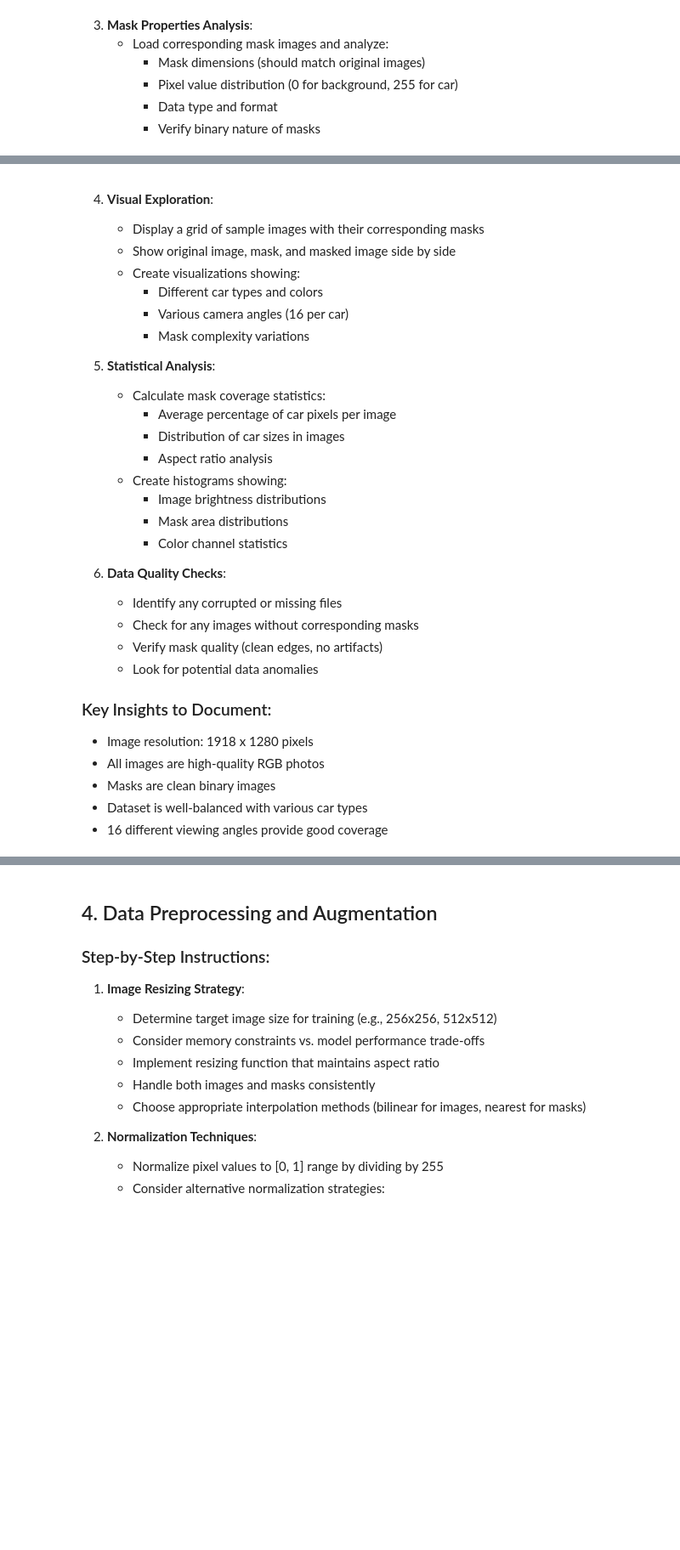
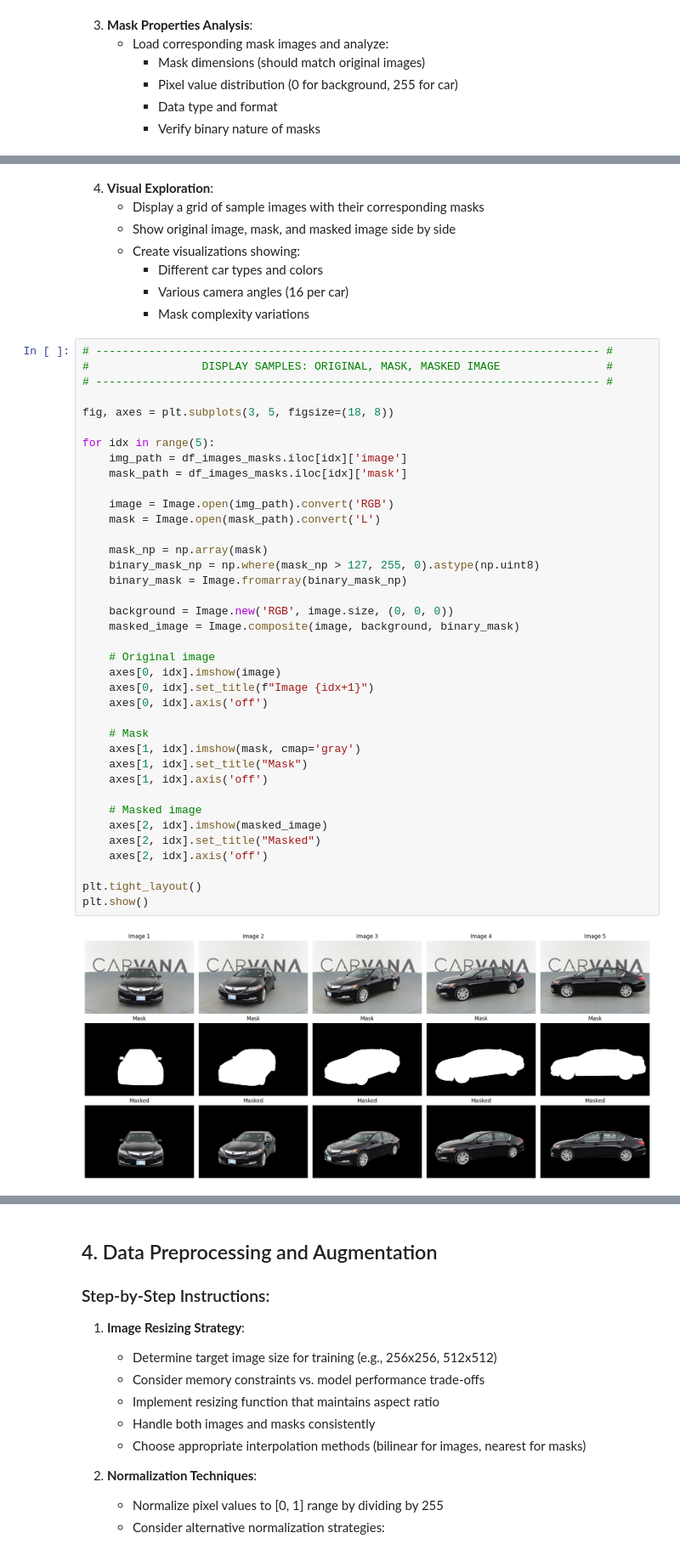
Before and after one commit to starbachi/U-Net_Carvana_Image_Masking, a Jupyter notebook: unet_educational_notebook.ipynb, the cells around one changed output, grey strips where cells are left out. Shown at 85% size. Cells and saved outputs as stored; diff of their text form; blank space fills up the shorter version.

Commit message:
Data exploration and visualisation done

```diff
--- a/unet_educational_notebook.ipynb
+++ b/unet_educational_notebook.ipynb
@@ -281,26 +321,43 @@ Palette: None
      - Different car types and colors
      - Various camera angles (16 per car)
      - Mask complexity variations
-
-5. **Statistical Analysis**:
-   - Calculate mask coverage statistics:
-     - Average percentage of car pixels per image
-     - Distribution of car sizes in images
-     - Aspect ratio analysis
-   - Create histograms showing:
-     - Image brightness distributions
-     - Mask area distributions
-     - Color channel statistics
-
-6. **Data Quality Checks**:
-   - Identify any corrupted or missing files
-   - Check for any images without corresponding masks
-   - Verify mask quality (clean edges, no artifacts)
-   - Look for potential data anomalies
-
-### Key Insights to Document:
-- Image resolution: 1918 x 1280 pixels
-- All images are high-quality RGB photos
-- Masks are clean binary images
-- Dataset is well-balanced with various car types
-- 16 different viewing angles provide good coverage
+# %%
+# ---------------------------------------------------------------------------- #
+#                 DISPLAY SAMPLES: ORIGINAL, MASK, MASKED IMAGE                #
+# ---------------------------------------------------------------------------- #
+
+fig, axes = plt.subplots(3, 5, figsize=(18, 8))
+
+for idx in range(5):
+    img_path = df_images_masks.iloc[idx]['image']
+    mask_path = df_images_masks.iloc[idx]['mask']
+
+    image = Image.open(img_path).convert('RGB')
+    mask = Image.open(mask_path).convert('L')
+
+    mask_np = np.array(mask)
+    binary_mask_np = np.where(mask_np > 127, 255, 0).astype(np.uint8)
+    binary_mask = Image.fromarray(binary_mask_np)
+
+    background = Image.new('RGB', image.size, (0, 0, 0))
+    masked_image = Image.composite(image, background, binary_mask)
+
+    # Original image
+    axes[0, idx].imshow(image)
+    axes[0, idx].set_title(f"Image {idx+1}")
+    axes[0, idx].axis('off')
+
+    # Mask
+    axes[1, idx].imshow(mask, cmap='gray')
+    axes[1, idx].set_title("Mask")
+    axes[1, idx].axis('off')
+
+    # Masked image
+    axes[2, idx].imshow(masked_image)
+    axes[2, idx].set_title("Masked")
+    axes[2, idx].axis('off')
+
+plt.tight_layout()
+plt.show()
+# %% [output]
+[figure, added]
```
Also changed, not shown: parts of 5 cells of this notebook.
